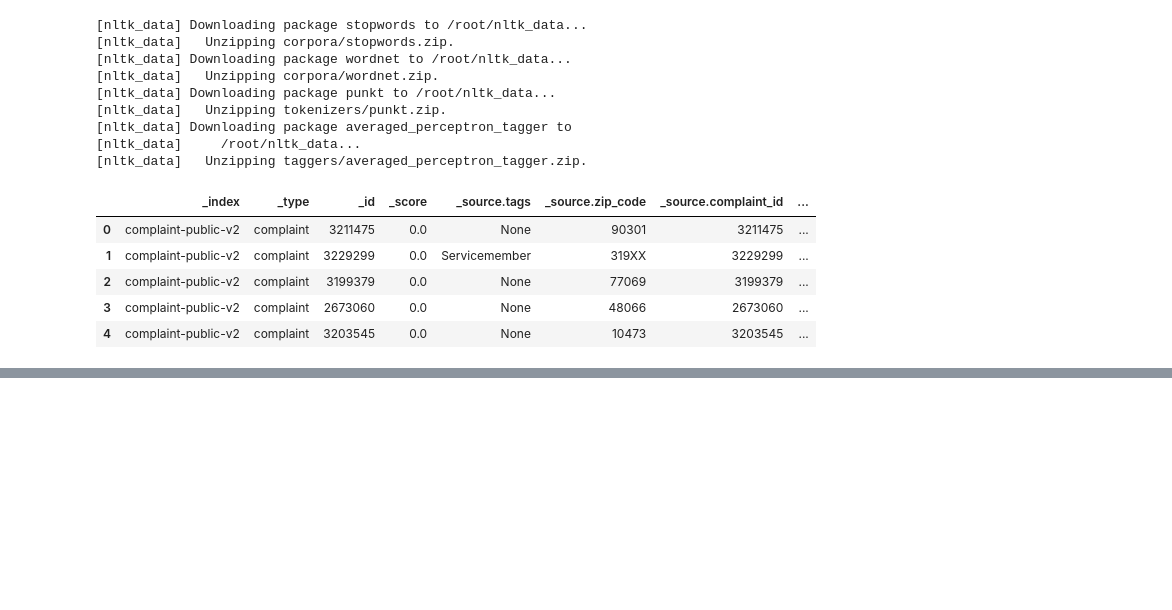
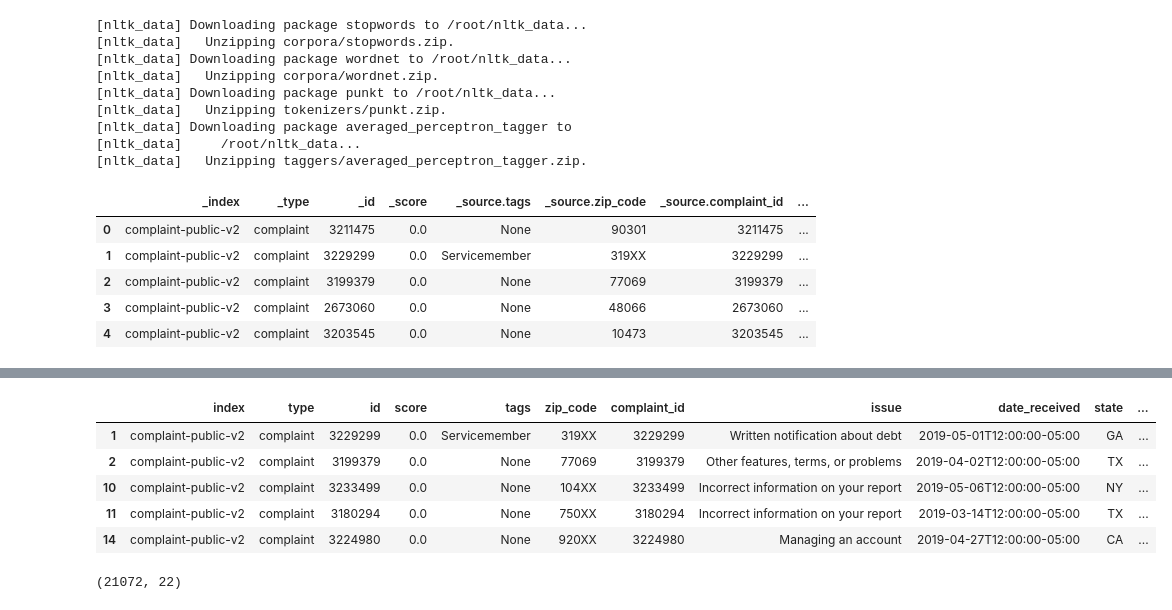
Before and after one commit to chaturvediajay/NLP, a Jupyter notebook: Automatic_Ticket_Classification.ipynb, the cells around one changed output, grey strips where cells are left out. Saved outputs shown, nothing was run; the diff lists cells and outputs as text; code cells hidden in the pictures; blank space fills up the shorter version.

```diff
--- a/Automatic_Ticket_Classification.ipynb
+++ b/Automatic_Ticket_Classification.ipynb
@@ -128,0 +186,13 @@ df.head()
+# %%
+df.head()
+# %% [output]
+|  | index | type | id | score | tags | zip_code | complaint_id | issue | date_received | state | ... |
+| 1 | complaint-public-v2 | complaint | 3229299 | 0.0 | Servicemember | 319XX | 3229299 | Written notification about debt | 2019-05-01T12:00:00-05:00 | GA | ... |
+| 2 | complaint-public-v2 | complaint | 3199379 | 0.0 | None | 77069 | 3199379 | Other features, terms, or problems | 2019-04-02T12:00:00-05:00 | TX | ... |
+| 10 | complaint-public-v2 | complaint | 3233499 | 0.0 | None | 104XX | 3233499 | Incorrect information on your report | 2019-05-06T12:00:00-05:00 | NY | ... |
+| 11 | complaint-public-v2 | complaint | 3180294 | 0.0 | None | 750XX | 3180294 | Incorrect information on your report | 2019-03-14T12:00:00-05:00 | TX | ... |
+| 14 | complaint-public-v2 | complaint | 3224980 | 0.0 | None | 920XX | 3224980 | Managing an account | 2019-04-27T12:00:00-05:00 | CA | ... |
+# %%
+df.shape
+# %% [output]
+(21072, 22)
```
Also changed, not shown: parts of 15 cells of this notebook.
